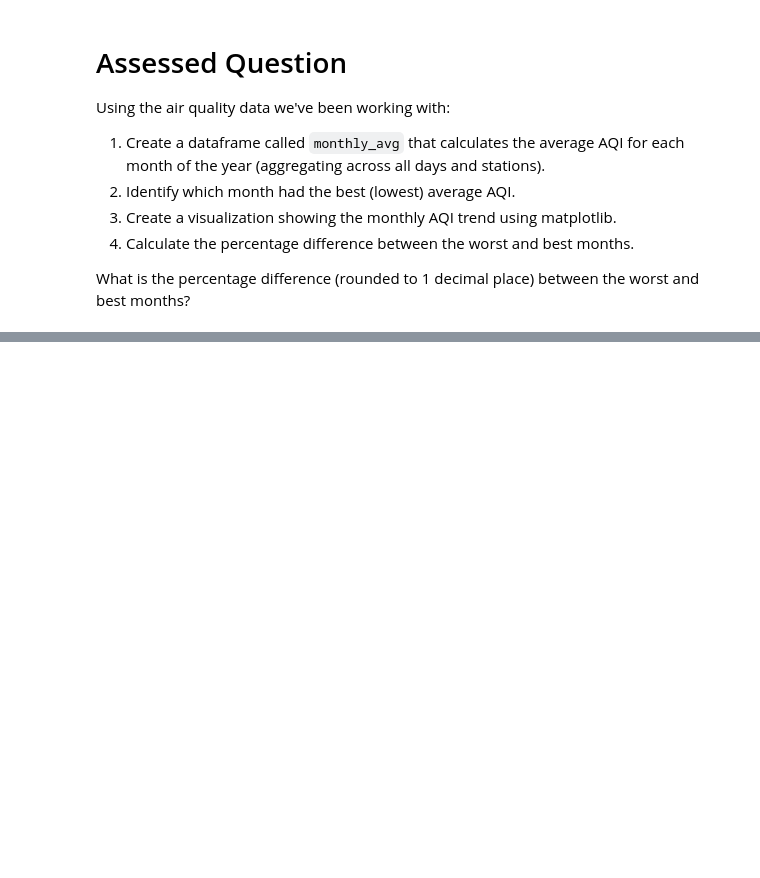
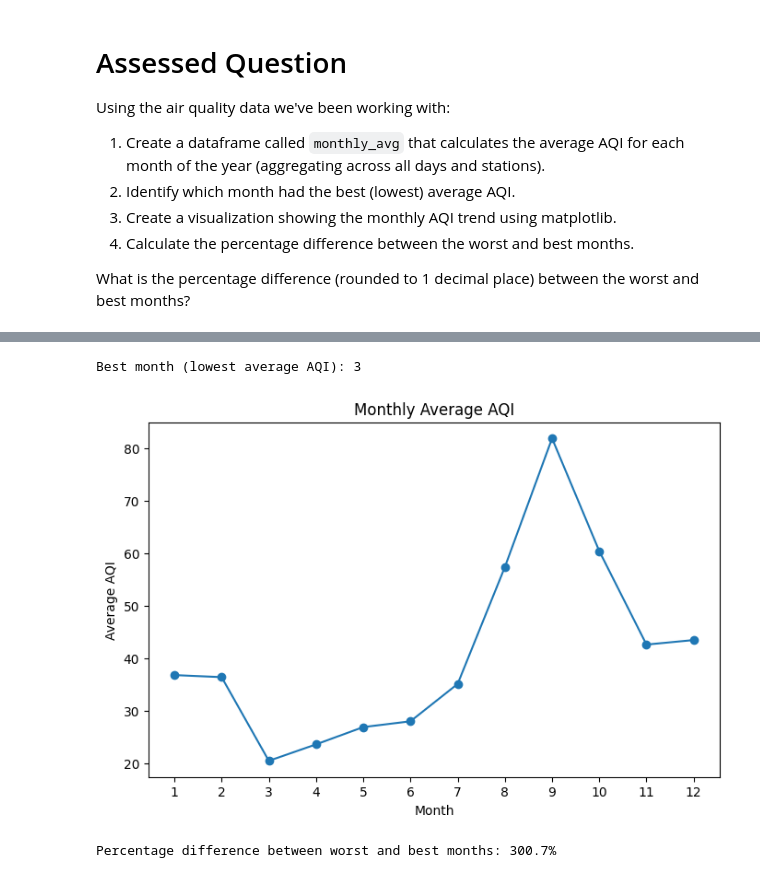
Before and after one commit to Maiasamberger/QM2, a Jupyter notebook: notebooks_2025_option_2/W03. Spatial Data.ipynb, the cells around one changed output, grey strips where cells are left out. Saved outputs shown, nothing was run; the diff lists cells and outputs as text; code cells hidden in the pictures; blank space fills up the shorter version.

```diff
--- a/notebooks_2025_option_2/W03. Spatial Data.ipynb
+++ b/notebooks_2025_option_2/W03. Spatial Data.ipynb
@@ -651,3 +651,8 @@ Using the air quality data we've been working with:
 4. Calculate the percentage difference between the worst and best months.
 
 What is the percentage difference (rounded to 1 decimal place) between the worst and best months?
+# %%
+# 1. Create a dataframe called monthly_avg that calculates the average AQI for each month of the year (aggregating across all days and stations)
+
+monthly_avg = df.groupby('Month')['AQI'].mean().reset_index()
+monthly_avg
@@ -653,0 +673,33 @@ What is the percentage difference (rounded to 1 decimal place) between the worst
+# %%
+# 2) Identify best (lowest) months
+
+best_month = monthly_avg.loc[monthly_avg["AQI"].idxmin(), "Month"]
+
+print(f"Best month (lowest average AQI): {best_month}")
+# %% [output]
+Best month (lowest average AQI): 3
+# %%
+# 3) Visualisation
+
+plt.figure(figsize=(8, 5))
+plt.plot(monthly_avg["Month"], monthly_avg["AQI"], marker="o")
+
+plt.xlabel("Month")
+plt.ylabel("Average AQI")
+plt.title("Monthly Average AQI")
+plt.xticks(range(1, 13))
+plt.show()
+# %% [output]
+[figure, added]
+# %%
+# 4. Calculate the percentage difference between the worst and best months.
+
+best_aqi = monthly_avg["AQI"].min()
+worst_aqi = monthly_avg["AQI"].max()
+
+
+diff = ((worst_aqi - best_aqi) / best_aqi) * 100
+
+print(f"Percentage difference between worst and best months: {diff:.1f}%")
+# %% [output]
+Percentage difference between worst and best months: 300.7%
```
Also changed, not shown: parts of 2 cells of this notebook.
